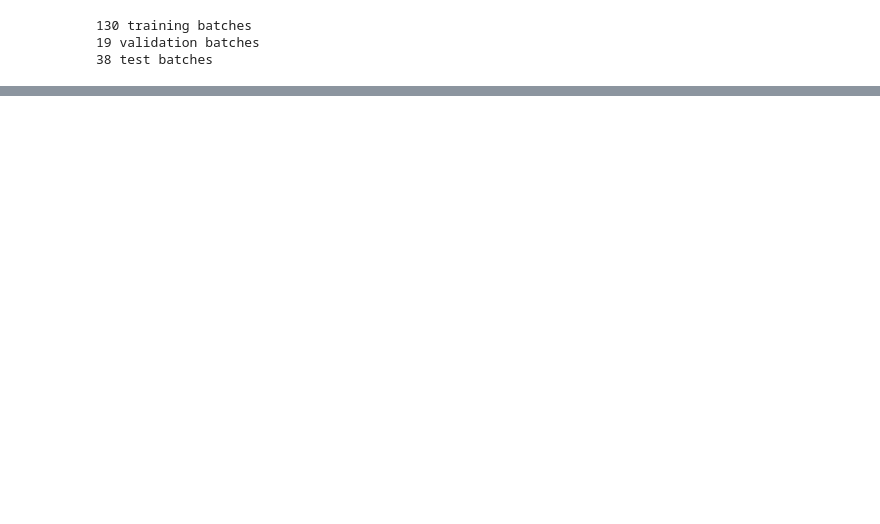
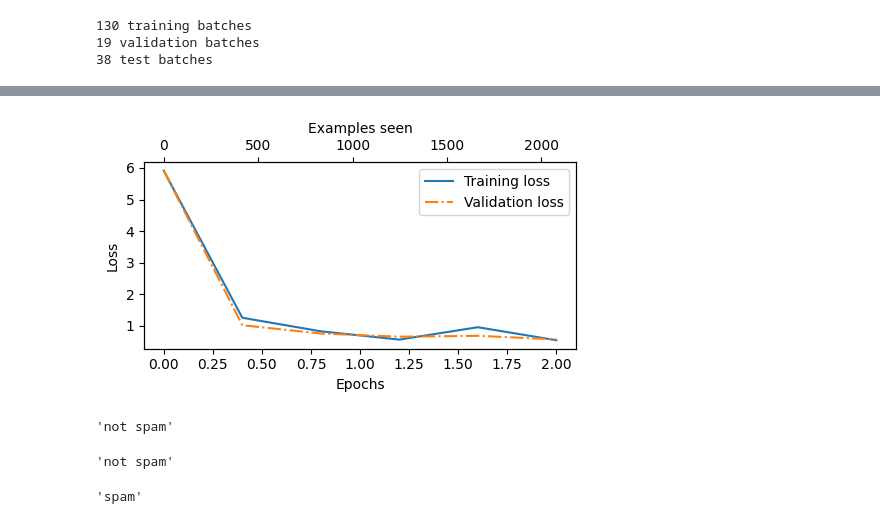
Before and after one commit to Mafaz03/DLM, a Jupyter notebook: finetuning_for_classification.ipynb, the cells around one changed output, grey strips where cells are left out. Saved outputs shown, nothing was run; the diff lists cells and outputs as text; code cells hidden in the pictures; blank space fills up the shorter version.

```diff
--- a/finetuning_for_classification.ipynb
+++ b/finetuning_for_classification.ipynb
@@ -243,0 +337,4 @@ print(f"{len(test_loader)} test batches")
+# %%
+input_ids = tokenizer.encode("do you have time")
+logits = gpt(torch.tensor(input_ids).unsqueeze(0))[:, -1, :]
+logits
@@ -243,0 +343,3 @@ print(f"{len(test_loader)} test batches")
+# %%
+label = torch.argmax(logits, dim = -1).item()
+label
@@ -243,0 +523,14 @@ print(f"{len(test_loader)} test batches")
+# %%
+torch.manual_seed(123)
+
+num_epochs = 2
+
+optimizer = torch.optim.AdamW(model.parameters(), lr=5e-5, weight_decay=0.1)
+train_losses, val_losses, train_accs, val_accs, examples_seen = train_simple(model       = model,
+                                                                            train_loader = train_loader,
+                                                                            val_loader   = val_loader,
+                                                                            optimizer    = optimizer,
+                                                                            num_epochs   = num_epochs,
+                                                                            eval_freq    = 50,
+                                                                            eval_iter    = 5,
+                                                                            device       = "cpu")
@@ -243,0 +546,26 @@ print(f"{len(test_loader)} test batches")
+# %%
+def plot_values(epochs_seen, examples_seen, train_values, val_values, label="loss"):
+    fig, ax1 = plt.subplots(figsize=(5, 3))
+
+    # Plot training and validation loss against epochs
+    ax1.plot(epochs_seen, train_values, label=f"Training {label}")
+    ax1.plot(epochs_seen, val_values, linestyle="-.", label=f"Validation {label}")
+    ax1.set_xlabel("Epochs")
+    ax1.set_ylabel(label.capitalize())
+    ax1.legend()
+
+    # Create a second x-axis for examples seen
+    ax2 = ax1.twiny()  # Create a second x-axis that shares the same y-axis
+    ax2.plot(examples_seen, train_values, alpha=0)  # Invisible plot for aligning ticks
+    ax2.set_xlabel("Examples seen")
+
+    fig.tight_layout()  # Adjust layout to make room
+    plt.savefig(f"{label}-plot.pdf")
+    plt.show()
+
+epochs_tensor = torch.linspace(0, num_epochs, len(train_losses))
+examples_seen_tensor = torch.linspace(0, examples_seen, len(train_losses))
+
+plot_values(epochs_tensor, examples_seen_tensor, train_losses, val_losses)
+# %% [output]
+[figure, added]
@@ -243,0 +582,26 @@ print(f"{len(test_loader)} test batches")
+# %%
+t1 = "hello, how are you"
+pad_token = 50256
+max_len = train_dataset.max_length
+
+spam_or_not(model, t1, pad_token = 50256, max_len = max_len)
+# %% [output]
+'not spam'
+# %%
+t2 = (
+    "Hey, just wanted to check if we're still on"
+    " for dinner tonight? Let me know!"
+)
+
+spam_or_not(model, t2, pad_token = 50256, max_len = max_len)
+# %% [output]
+'not spam'
+# %%
+t3 = (
+    "You are a winner you have been specially"
+    " selected to receive $1000 cash or a $2000 award."
+)
+
+spam_or_not(model, t3, pad_token = 50256, max_len = max_len)
+# %% [output]
+'spam'
```
Also changed, not shown: parts of 21 cells of this notebook, 5 other files.
